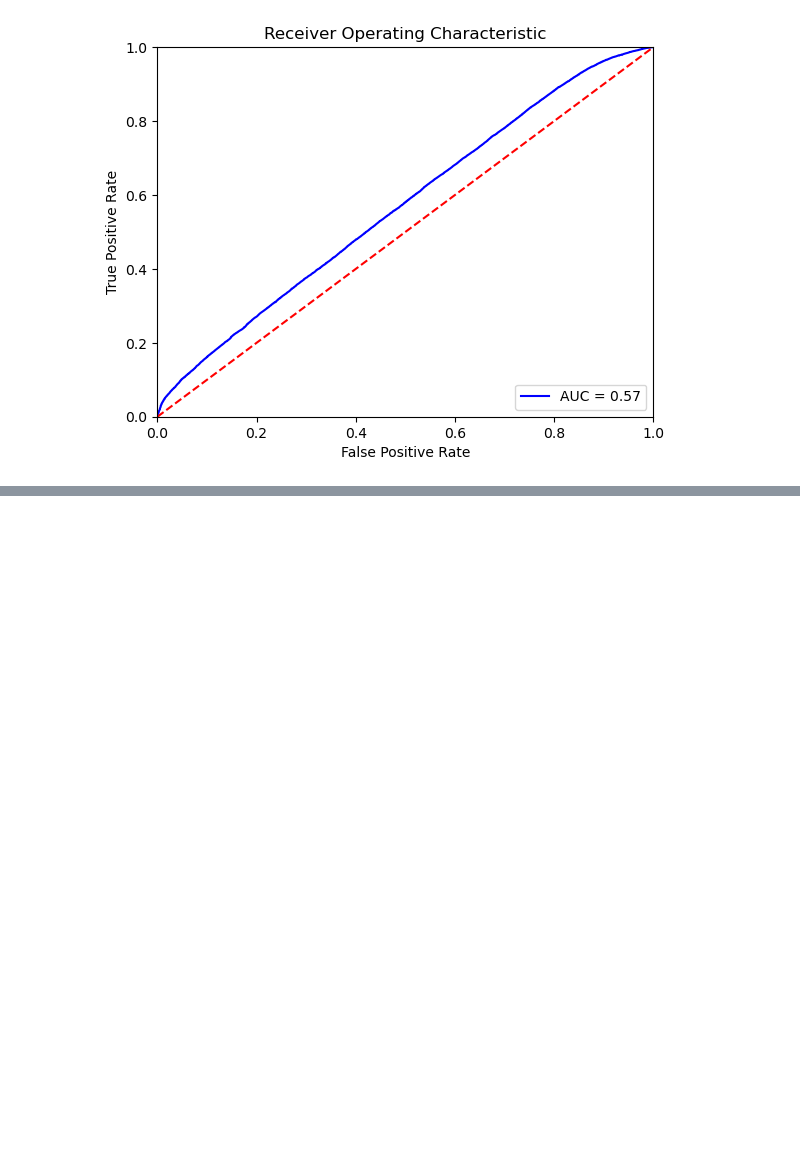
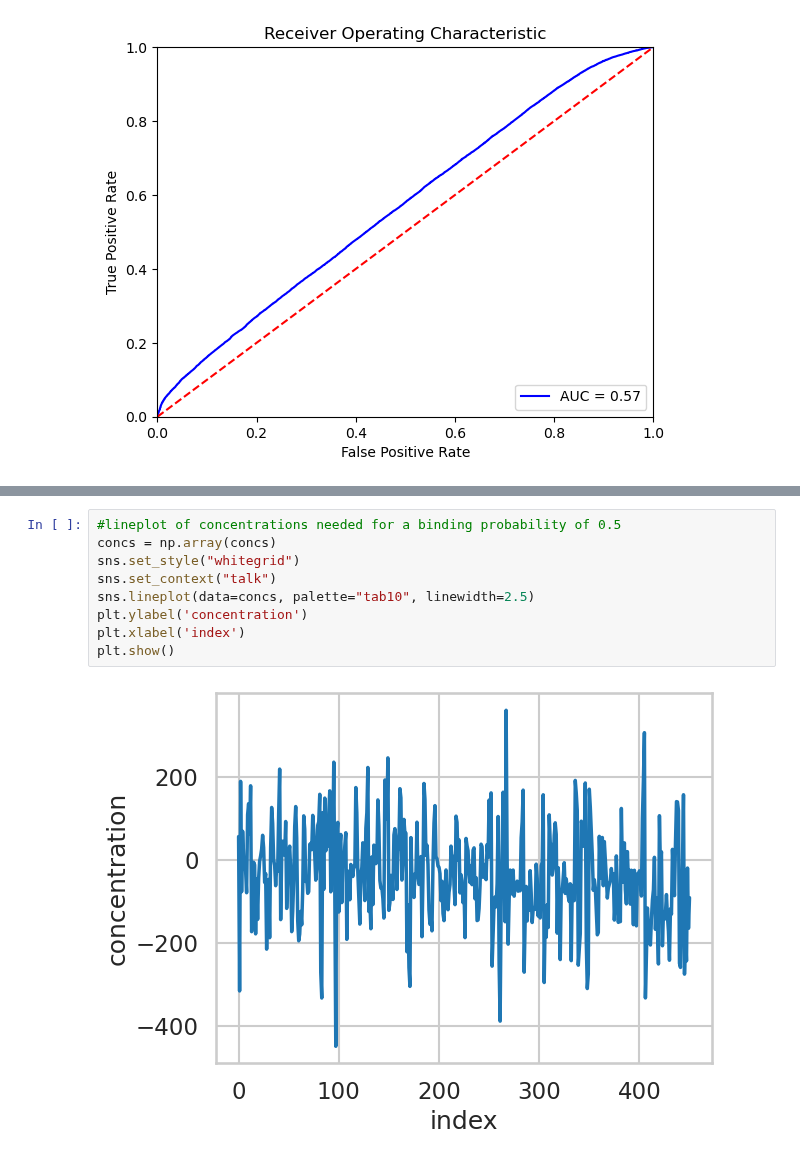
Before and after one commit to JoshuaGensel/MIME_ML, a Jupyter notebook: src/simFiles/trainSimModel.ipynb, the cells around one changed output, grey strips where cells are left out. Drawn from its saved outputs; the diff is of its cells as text; blank space fills up the shorter version.

```diff
--- a/src/simFiles/trainSimModel.ipynb
+++ b/src/simFiles/trainSimModel.ipynb
@@ -86,0 +163,11 @@ plt.show()
+# %%
+#lineplot of concentrations needed for a binding probability of 0.5
+concs = np.array(concs)
+sns.set_style("whitegrid")
+sns.set_context("talk")
+sns.lineplot(data=concs, palette="tab10", linewidth=2.5)
+plt.ylabel('concentration')
+plt.xlabel('index')
+plt.show()
+# %% [output]
+[figure, added]
```
Also changed, not shown: parts of 11 cells of this notebook.
